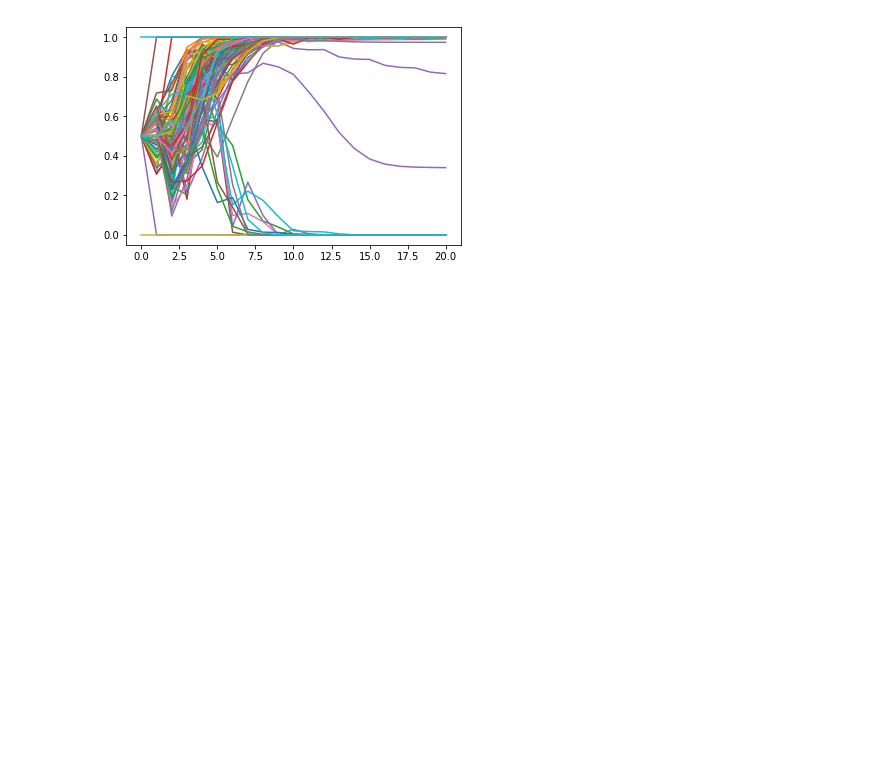
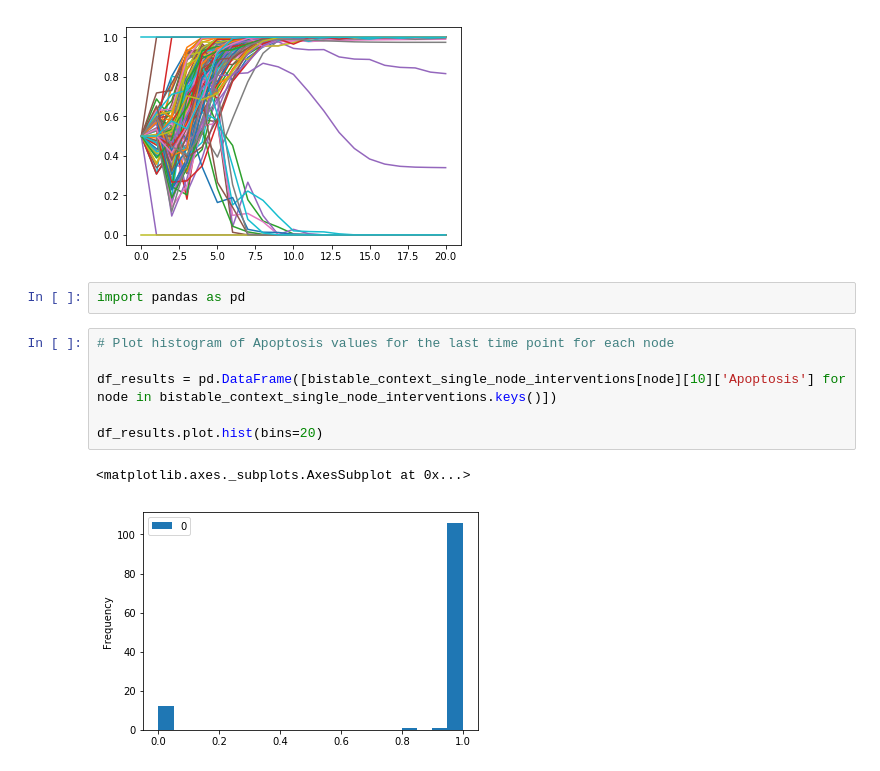
Before and after one commit to johnmetzcar/IBMFA, a Jupyter notebook: JPM_simulator.ipynb, the cells around one changed output. Drawn from its saved outputs; the diff is of its cells as text; blank space fills up the shorter version.

```diff
--- a/JPM_simulator.ipynb
+++ b/JPM_simulator.ipynb
@@ -178,3 +171,14 @@ for node in bistable_context_single_node_interventions.keys():
     plt.plot([bistable_context_single_node_interventions[node][time]['Apoptosis'] for time in bistable_context_single_node_interventions[node]])
 # %% [output]
 [figure]
+# %%
+import pandas as pd
+# %%
+# Plot histogram of Apoptosis values for the last time point for each node
+
+df_results = pd.DataFrame([bistable_context_single_node_interventions[node][10]['Apoptosis'] for node in bistable_context_single_node_interventions.keys()])
+
+df_results.plot.hist(bins=20)
+# %% [output]
+<matplotlib.axes._subplots.AxesSubplot at 0x...>
+[figure, added]
```
Also changed, not shown: parts of 4 cells of this notebook, 1 other file.
